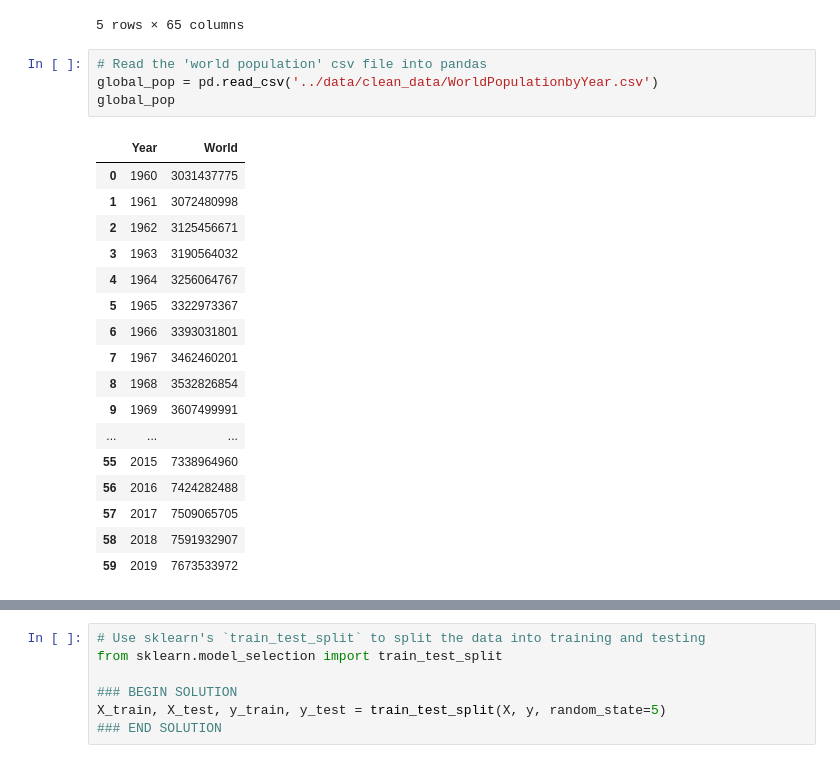
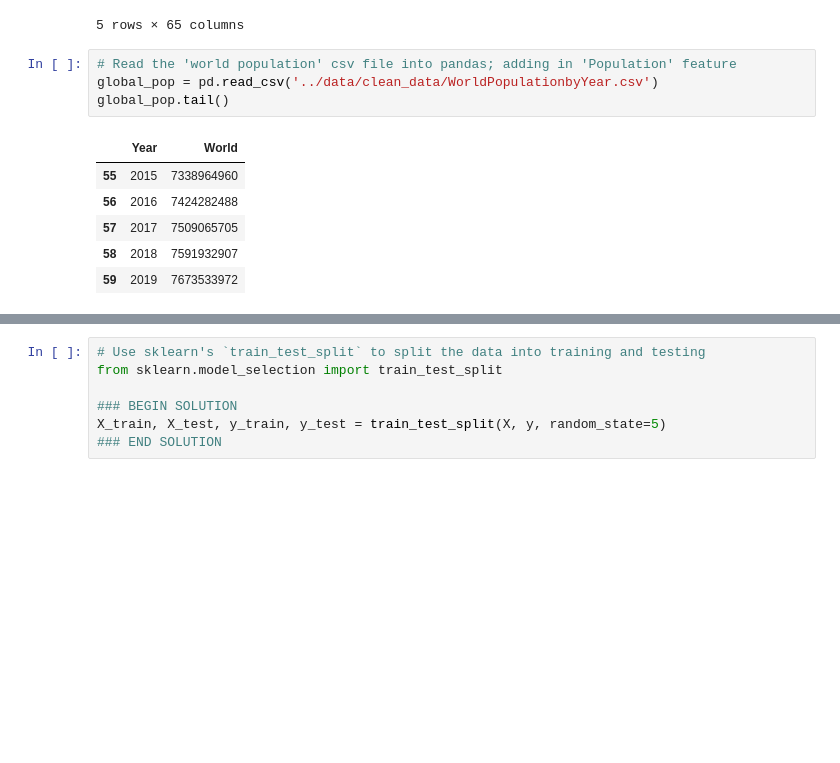
Before and after one commit to minerva-b/Final_Team_Project, a Jupyter notebook: minerva/MachineLearning_Gas_1970-2019.ipynb, the cells around one changed output, grey strips where cells are left out. Saved outputs shown, nothing was run; the diff lists cells and outputs as text; blank space fills up the shorter version.

```diff
--- a/minerva/MachineLearning_Gas_1970-2019.ipynb
+++ b/minerva/MachineLearning_Gas_1970-2019.ipynb
@@ -29,22 +29,11 @@ clean_gas_prod.tail()
 | 49 | 2019 | 3.10 | 1.50 | 5.52 | 0.88 | 0.61 | 1.03 | 0.54 | 0.93 | 0.47 | ... |
 5 rows × 65 columns
 # %%
-# Read the 'world population' csv file into pandas
+# Read the 'world population' csv file into pandas; adding in 'Population' feature
 global_pop = pd.read_csv('../data/clean_data/WorldPopulationbyYear.csv')
-global_pop
+global_pop.tail()
 # %% [output]
 |  | Year | World |
-| 0 | 1960 | 3031437775 |
-| 1 | 1961 | 3072480998 |
-| 2 | 1962 | 3125456671 |
-| 3 | 1963 | 3190564032 |
-| 4 | 1964 | 3256064767 |
-| 5 | 1965 | 3322973367 |
-| 6 | 1966 | 3393031801 |
-| 7 | 1967 | 3462460201 |
-| 8 | 1968 | 3532826854 |
-| 9 | 1969 | 3607499991 |
-| ... | ... | ... |
 | 55 | 2015 | 7338964960 |
 | 56 | 2016 | 7424282488 |
 | 57 | 2017 | 7509065705 |
```
Also changed, not shown: parts of 37 cells of this notebook.
